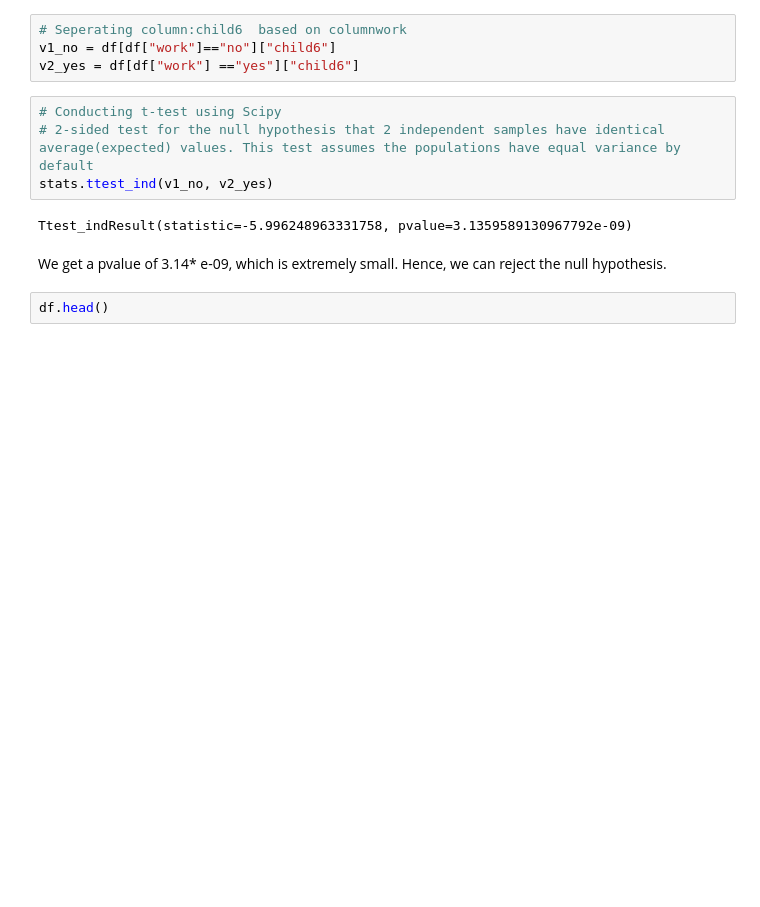
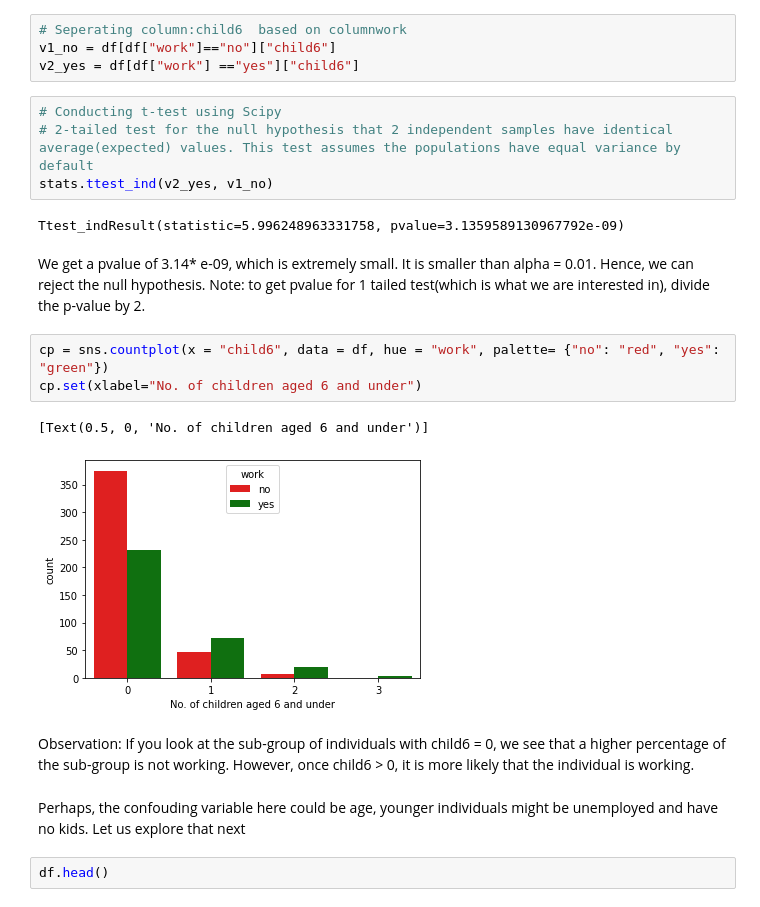
Before and after one commit to TashiNyangmi/Understood, a Jupyter notebook: Understood_org2.ipynb, the cells around one changed output. Saved outputs shown, nothing was run; the diff lists cells and outputs as text; blank space fills up the shorter version.

```diff
--- a/Understood_org2.ipynb
+++ b/Understood_org2.ipynb
@@ -204,12 +204,22 @@ v1_no = df[df["work"]=="no"]["child6"]
 v2_yes = df[df["work"] =="yes"]["child6"]
 # %%
 # Conducting t-test using Scipy
-# 2-sided test for the null hypothesis that 2 independent samples have identical average(expected) values. This test assumes the populations have equal variance by default
-stats.ttest_ind(v1_no, v2_yes)
+# 2-tailed test for the null hypothesis that 2 independent samples have identical average(expected) values. This test assumes the populations have equal variance by default
+stats.ttest_ind(v2_yes, v1_no)
 # %% [output]
-Ttest_indResult(statistic=-5.996248963331758, pvalue=3.1359589130967792e-09)
+Ttest_indResult(statistic=5.996248963331758, pvalue=3.1359589130967792e-09)
 # %% [markdown]
-We get a pvalue of 3.14* e-09, which is extremely small. Hence, we can reject the null hypothesis.
+We get a pvalue of 3.14* e-09, which is extremely small. It is smaller than alpha = 0.01. Hence, we can reject the null hypothesis. Note: to get pvalue for 1 tailed test(which is what we are interested in), divide the p-value by 2.
+# %%
+cp = sns.countplot(x = "child6", data = df, hue = "work", palette= {"no": "red", "yes": "green"})
+cp.set(xlabel="No. of children aged 6 and under")
+# %% [output]
+[Text(0.5, 0, 'No. of children aged 6 and under')]
+[figure, added]
+# %% [markdown]
+Observation: If you look at the sub-group of individuals with child6 = 0, we see that a higher percentage of the sub-group is not working. However, once child6 > 0, it is more likely that the individual is working.
+# %% [markdown]
+Perhaps, the confouding variable here could be age, younger individuals might be unemployed and have no kids. Let us explore that next
 # %%
 df.head()
 # %% [output]
```
Also changed, not shown: parts of 11 cells of this notebook.
